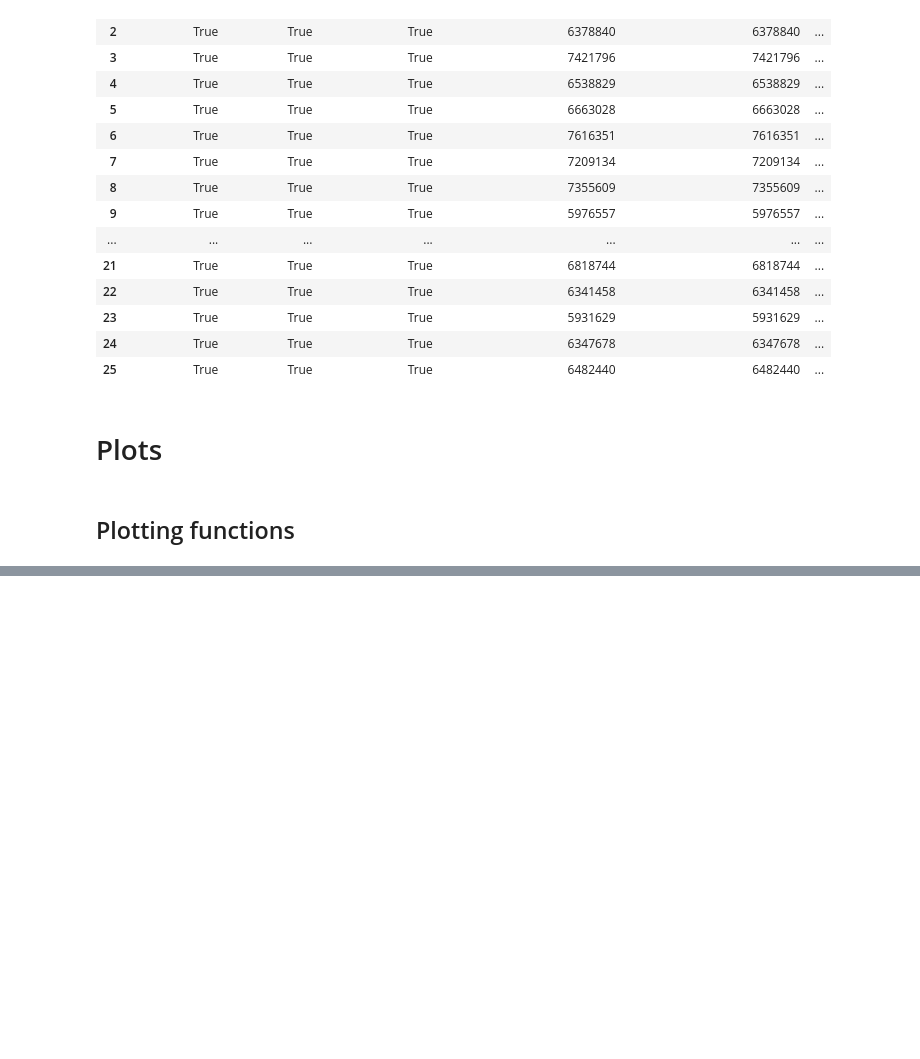
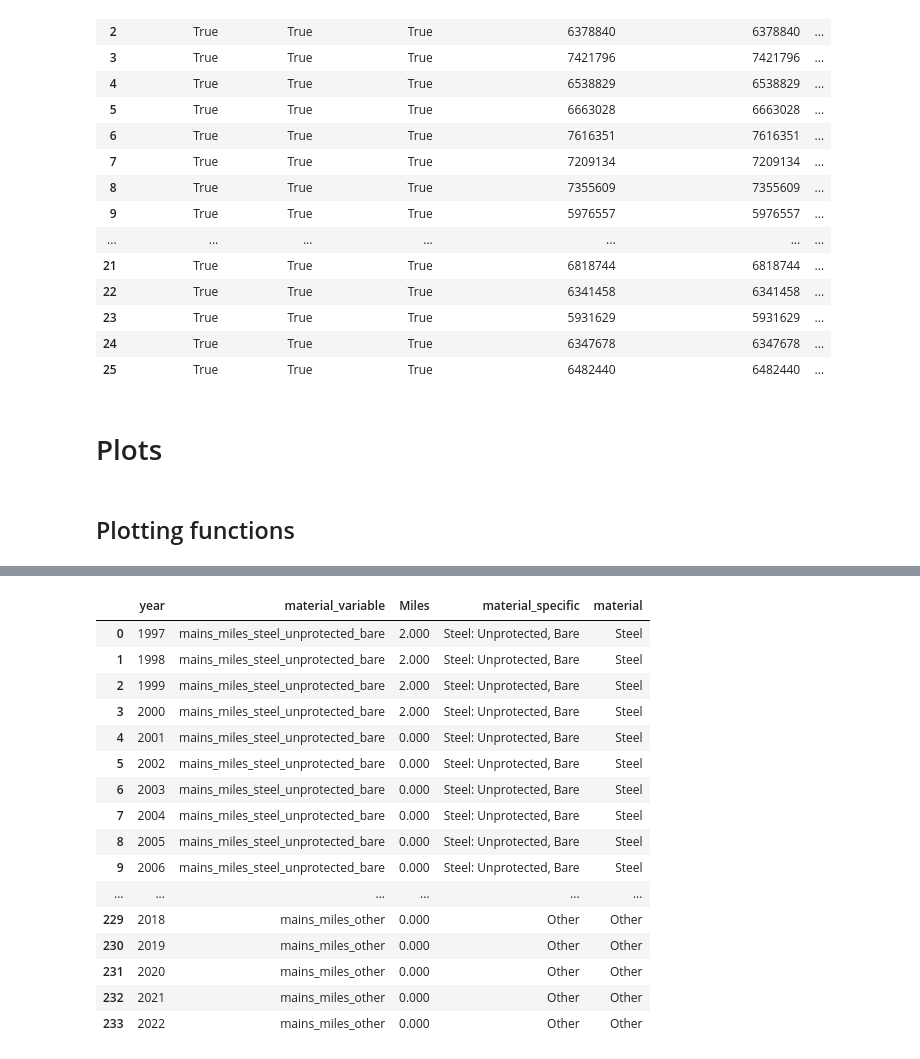
Before and after one commit to electrify-RVA/electrify-rva.github.io, a Jupyter notebook: data-analysis/pipelines.ipynb, the cells around one changed output, grey strips where cells are left out. Cells and saved outputs as stored; diff of their text form; code cells hidden in the pictures; blank space fills up the shorter version.

```diff
--- a/data-analysis/pipelines.ipynb
+++ b/data-analysis/pipelines.ipynb
@@ -400,0 +470,43 @@ fig.write_html("../docs/_includes/charts/residential_sales_revenue_dollars_real.
+# %%
+materials = pd.DataFrame(
+    [
+        ('mains_miles_steel_unprotected_bare', 'Steel: Unprotected, Bare', 'Steel'),
+        ('mains_miles_steel_unprotected_coated', 'Steel: Unprotected, Coated', 'Steel'),
+        ('mains_miles_steel_cathodically_protected_bare', 'Steel: Cathodically protected, Bare'),
+        ('mains_miles_steel_cathodically_protected_coated', 'Steel: Cathodically protected, Coated'),
+        ('mains_miles_plastic', 'Plastic', 'Plastic'),
+        ('mains_miles_cast_iron', 'Cast Iron', 'Iron'),
+        ('mains_miles_ductile_iron', 'Ductile Iron', 'Iron'),
+        ('mains_miles_copper', 'Copper', 'Copper'),
+        ('mains_miles_other', 'Other', 'Other'),
+    ],
+    columns=["material_variable", "material_specific", "material"]
+)
+# %%
+melted = eia_phmsa[
+    ["year", *materials['material_variable'].to_list()]
+].melt(
+    id_vars="year", var_name="material_variable", value_name="Miles"
+)
+
+melted = melted.merge(materials, on=['material_variable'])
+
+melted
+# %% [output]
+|  | year | material_variable | Miles | material_specific | material |
+| 0 | 1997 | mains_miles_steel_unprotected_bare | 2.000 | Steel: Unprotected, Bare | Steel |
+| 1 | 1998 | mains_miles_steel_unprotected_bare | 2.000 | Steel: Unprotected, Bare | Steel |
+| 2 | 1999 | mains_miles_steel_unprotected_bare | 2.000 | Steel: Unprotected, Bare | Steel |
+| 3 | 2000 | mains_miles_steel_unprotected_bare | 2.000 | Steel: Unprotected, Bare | Steel |
+| 4 | 2001 | mains_miles_steel_unprotected_bare | 0.000 | Steel: Unprotected, Bare | Steel |
+| 5 | 2002 | mains_miles_steel_unprotected_bare | 0.000 | Steel: Unprotected, Bare | Steel |
+| 6 | 2003 | mains_miles_steel_unprotected_bare | 0.000 | Steel: Unprotected, Bare | Steel |
+| 7 | 2004 | mains_miles_steel_unprotected_bare | 0.000 | Steel: Unprotected, Bare | Steel |
+| 8 | 2005 | mains_miles_steel_unprotected_bare | 0.000 | Steel: Unprotected, Bare | Steel |
+| 9 | 2006 | mains_miles_steel_unprotected_bare | 0.000 | Steel: Unprotected, Bare | Steel |
+| ... | ... | ... | ... | ... | ... |
+| 229 | 2018 | mains_miles_other | 0.000 | Other | Other |
+| 230 | 2019 | mains_miles_other | 0.000 | Other | Other |
+| 231 | 2020 | mains_miles_other | 0.000 | Other | Other |
+| 232 | 2021 | mains_miles_other | 0.000 | Other | Other |
+| 233 | 2022 | mains_miles_other | 0.000 | Other | Other |
```
Also changed, not shown: parts of 6 cells of this notebook, 15 other files.
